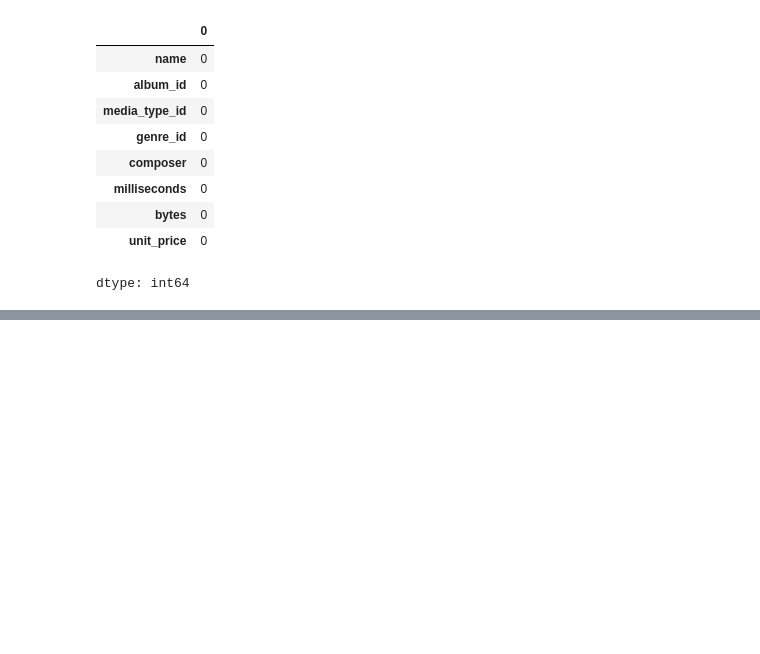
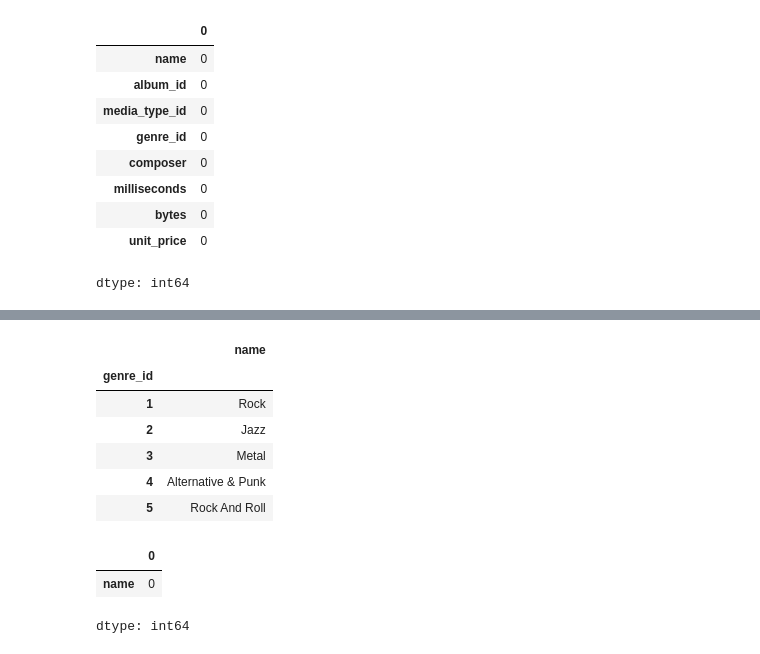
Before and after one commit to shyakaster/chinook-repo, a Jupyter notebook: chinook.ipynb, the cells around one changed output, grey strips where cells are left out. Saved outputs shown, nothing was run; the diff lists cells and outputs as text; code cells hidden in the pictures; blank space fills up the shorter version.

```diff
--- a/chinook.ipynb
+++ b/chinook.ipynb
@@ -232,0 +325,17 @@ clean_track.to_csv('/content/drive/MyDrive/sample_data/clean-track.csv')
+# %%
+genre =pd.read_csv('/content/drive/MyDrive/sample_data/genre.csv',index_col='genre_id');
+genre.head()
+# %% [output]
+|  | name |
+| genre_id |  |
+| 1 | Rock |
+| 2 | Jazz |
+| 3 | Metal |
+| 4 | Alternative & Punk |
+| 5 | Rock And Roll |
+# %%
+genre.isna().sum()
+# %% [output]
+|  | 0 |
+| name | 0 |
+dtype: int64
```
Also changed, not shown: parts of 19 cells of this notebook.
